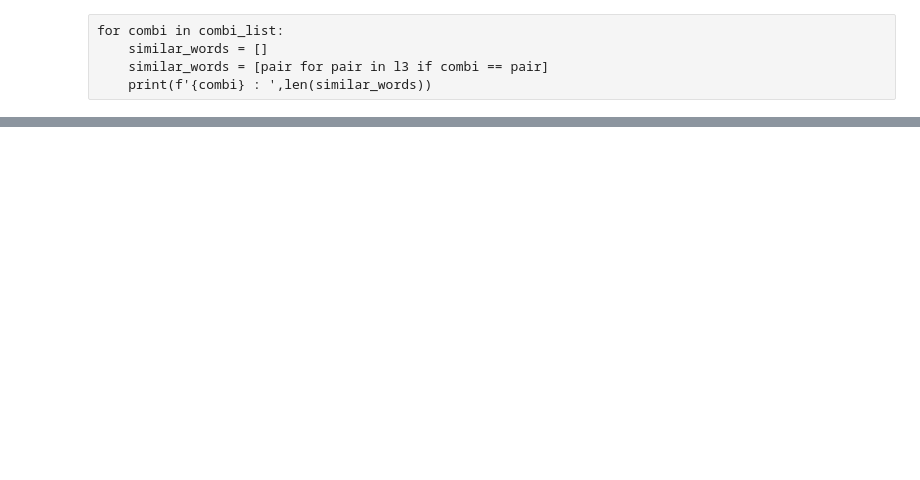
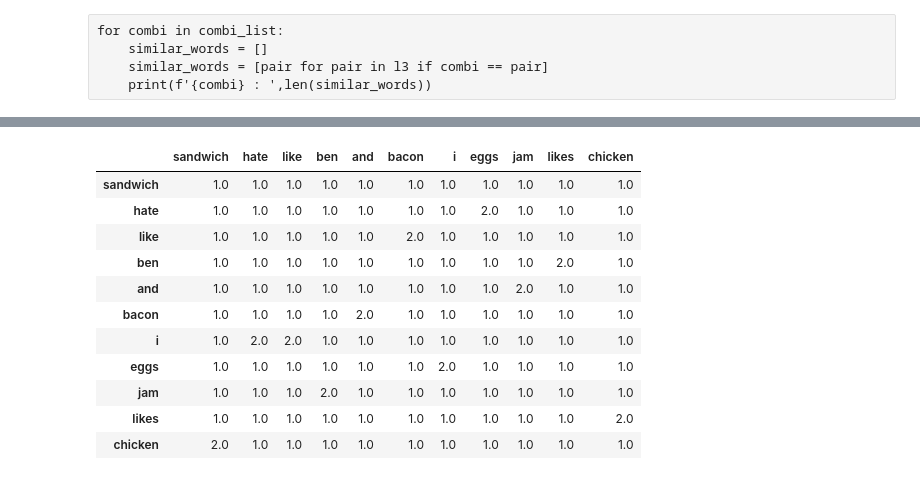
Before and after one commit to iCODEalien/NLP, a Jupyter notebook: Exercises/Markov Models.ipynb, the cells around one changed output, grey strips where cells are left out. Cells and saved outputs as stored; diff of their text form; code cells hidden in the pictures; blank space fills up the shorter version.

```diff
--- a/Exercises/Markov Models.ipynb
+++ b/Exercises/Markov Models.ipynb
@@ -251,4 +248,21 @@ df_zeros
 | chicken | 1.0 | 0.0 | 0.0 | 0.0 | 0.0 | 0.0 | 0.0 | 0.0 | 0.0 | 0.0 | 0.0 |
+# %%
+# Add-One Smoothing.
+df_zeros = df_zeros + 1
+df_zeros
+# %% [output]
+|  | sandwich | hate | like | ben | and | bacon | i | eggs | jam | likes | chicken |
+| sandwich | 1.0 | 1.0 | 1.0 | 1.0 | 1.0 | 1.0 | 1.0 | 1.0 | 1.0 | 1.0 | 1.0 |
+| hate | 1.0 | 1.0 | 1.0 | 1.0 | 1.0 | 1.0 | 1.0 | 2.0 | 1.0 | 1.0 | 1.0 |
+| like | 1.0 | 1.0 | 1.0 | 1.0 | 1.0 | 2.0 | 1.0 | 1.0 | 1.0 | 1.0 | 1.0 |
+| ben | 1.0 | 1.0 | 1.0 | 1.0 | 1.0 | 1.0 | 1.0 | 1.0 | 1.0 | 2.0 | 1.0 |
+| and | 1.0 | 1.0 | 1.0 | 1.0 | 1.0 | 1.0 | 1.0 | 1.0 | 2.0 | 1.0 | 1.0 |
+| bacon | 1.0 | 1.0 | 1.0 | 1.0 | 2.0 | 1.0 | 1.0 | 1.0 | 1.0 | 1.0 | 1.0 |
+| i | 1.0 | 2.0 | 2.0 | 1.0 | 1.0 | 1.0 | 1.0 | 1.0 | 1.0 | 1.0 | 1.0 |
+| eggs | 1.0 | 1.0 | 1.0 | 1.0 | 1.0 | 1.0 | 2.0 | 1.0 | 1.0 | 1.0 | 1.0 |
+| jam | 1.0 | 1.0 | 1.0 | 2.0 | 1.0 | 1.0 | 1.0 | 1.0 | 1.0 | 1.0 | 1.0 |
+| likes | 1.0 | 1.0 | 1.0 | 1.0 | 1.0 | 1.0 | 1.0 | 1.0 | 1.0 | 1.0 | 2.0 |
+| chicken | 2.0 | 1.0 | 1.0 | 1.0 | 1.0 | 1.0 | 1.0 | 1.0 | 1.0 | 1.0 | 1.0 |
 # %%
 start_word_count
 # %% [output]
```
Also changed, not shown: parts of 48 cells of this notebook.
